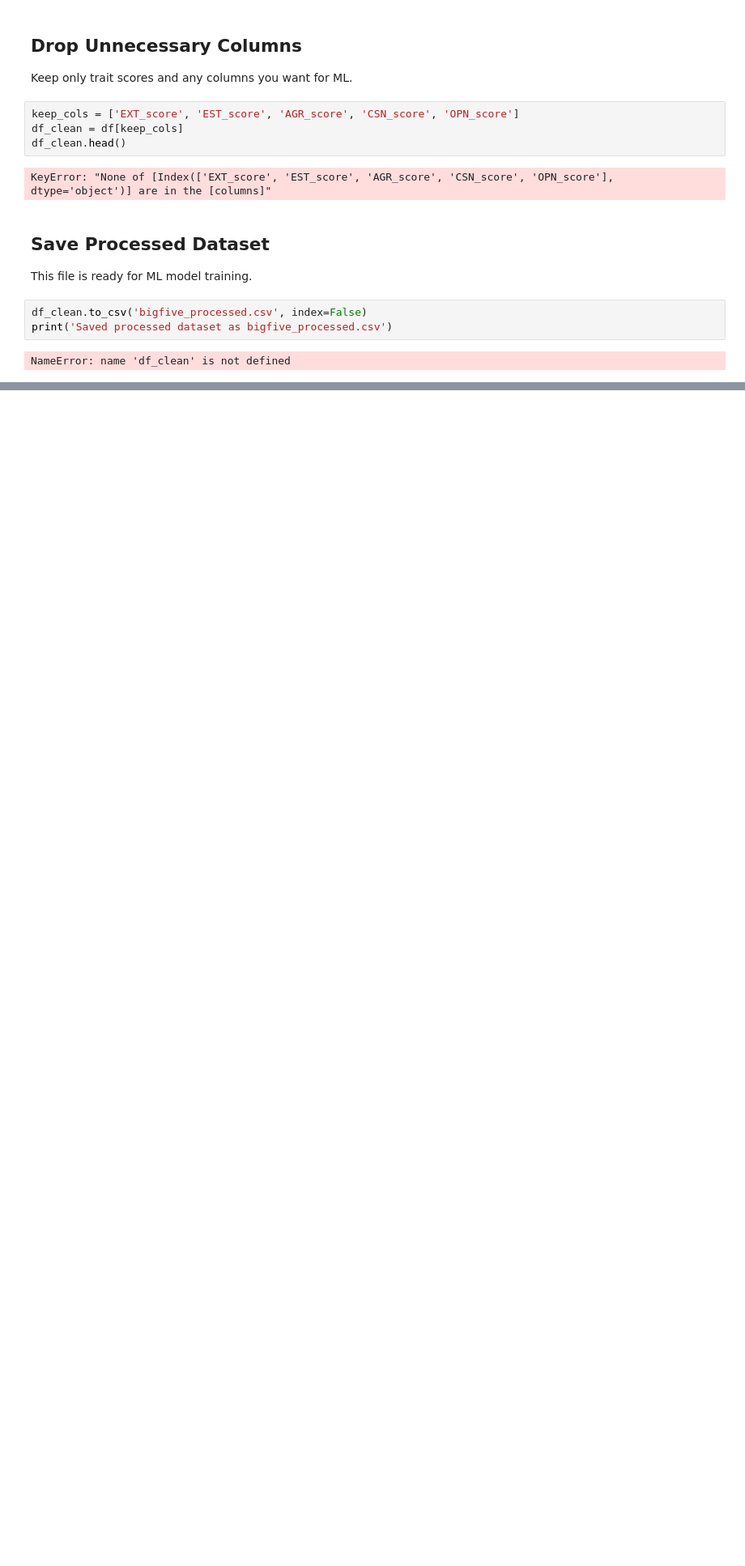
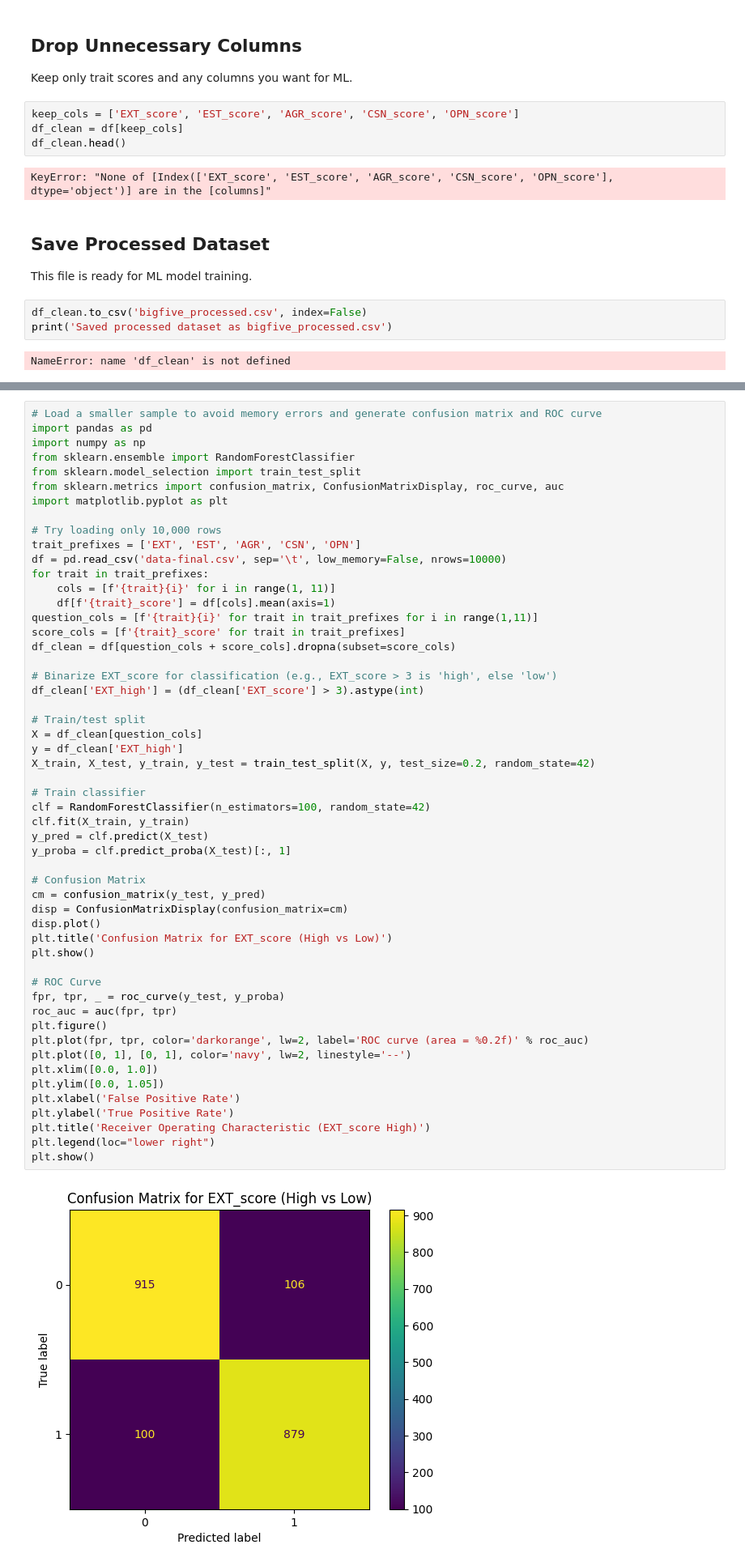
Before and after one commit to FaraxMalik/TravelPlanner, a Jupyter notebook: Backend/ml_models/bigfive_data_preparation.ipynb, the cells around one changed output, grey strips where cells are left out. Shown at 81% size. Saved outputs shown, nothing was run; the diff lists cells and outputs as text; blank space fills up the shorter version.

```diff
--- a/Backend/ml_models/bigfive_data_preparation.ipynb
+++ b/Backend/ml_models/bigfive_data_preparation.ipynb
@@ -229,0 +284,55 @@ NameError: name 'df_clean' is not defined
+# %%
+# Load a smaller sample to avoid memory errors and generate confusion matrix and ROC curve
+import pandas as pd
+import numpy as np
+from sklearn.ensemble import RandomForestClassifier
+from sklearn.model_selection import train_test_split
+from sklearn.metrics import confusion_matrix, ConfusionMatrixDisplay, roc_curve, auc
+import matplotlib.pyplot as plt
+
+# Try loading only 10,000 rows
+trait_prefixes = ['EXT', 'EST', 'AGR', 'CSN', 'OPN']
+df = pd.read_csv('data-final.csv', sep='\t', low_memory=False, nrows=10000)
+for trait in trait_prefixes:
+    cols = [f'{trait}{i}' for i in range(1, 11)]
+    df[f'{trait}_score'] = df[cols].mean(axis=1)
+question_cols = [f'{trait}{i}' for trait in trait_prefixes for i in range(1,11)]
+score_cols = [f'{trait}_score' for trait in trait_prefixes]
+df_clean = df[question_cols + score_cols].dropna(subset=score_cols)
+
+# Binarize EXT_score for classification (e.g., EXT_score > 3 is 'high', else 'low')
+df_clean['EXT_high'] = (df_clean['EXT_score'] > 3).astype(int)
+
+# Train/test split
+X = df_clean[question_cols]
+y = df_clean['EXT_high']
+X_train, X_test, y_train, y_test = train_test_split(X, y, test_size=0.2, random_state=42)
+
+# Train classifier
+clf = RandomForestClassifier(n_estimators=100, random_state=42)
+clf.fit(X_train, y_train)
+y_pred = clf.predict(X_test)
+y_proba = clf.predict_proba(X_test)[:, 1]
+
+# Confusion Matrix
+cm = confusion_matrix(y_test, y_pred)
+disp = ConfusionMatrixDisplay(confusion_matrix=cm)
+disp.plot()
+plt.title('Confusion Matrix for EXT_score (High vs Low)')
+plt.show()
+
+# ROC Curve
+fpr, tpr, _ = roc_curve(y_test, y_proba)
+roc_auc = auc(fpr, tpr)
+plt.figure()
+plt.plot(fpr, tpr, color='darkorange', lw=2, label='ROC curve (area = %0.2f)' % roc_auc)
+plt.plot([0, 1], [0, 1], color='navy', lw=2, linestyle='--')
+plt.xlim([0.0, 1.0])
+plt.ylim([0.0, 1.05])
+plt.xlabel('False Positive Rate')
+plt.ylabel('True Positive Rate')
+plt.title('Receiver Operating Characteristic (EXT_score High)')
+plt.legend(loc="lower right")
+plt.show()
+# %% [output]
+[figure, added]
```
Also changed, not shown: parts of 5 cells of this notebook, 19 other files.
